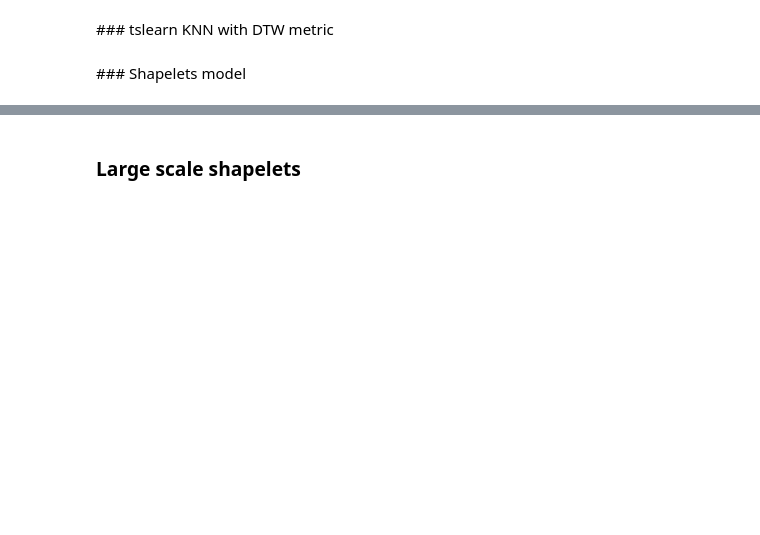
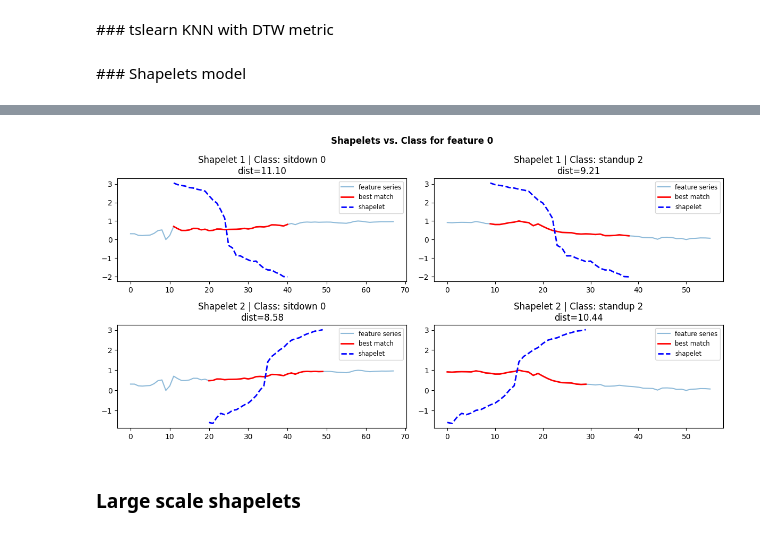
Before and after one commit to ia-p16/tslearn-workshop-2026, a Jupyter notebook: workshop.ipynb, the cells around one changed output, grey strips where cells are left out. Cells and saved outputs as stored; diff of their text form; code cells hidden in the pictures; blank space fills up the shorter version.

```diff
--- a/workshop.ipynb
+++ b/workshop.ipynb
@@ -288,50 +318,11 @@ visualize_shapelets(shapelet_clf, feature_names=["feature 1", "feature 2", "feat
 # %%
-from tslearn.utils import ts_size
 from tslearn.preprocessing import TimeSeriesScalerMinMax
-from scipy.spatial.distance import euclidean
 
-def visualize_shapelet_matches(shapelet_clf, data, labels, show_feature=0):
-    unique_lbls = np.unique(labels)
-    n_shapelets = len(shapelet_clf.shapelets_)
-    locations = shapelet_clf.locate(data)
-
-    fig, axes = plt.subplots(n_shapelets, len(unique_lbls), figsize=(12, 3 * n_shapelets))
-
-    # Ensure axes is always 2D
-    if n_shapelets == 1:
-        axes = axes[np.newaxis, :]
-    if len(unique_lbls) == 1:
-        axes = axes[:, np.newaxis]
-
-    for s_idx in range(n_shapelets):
-        shapelet = shapelet_clf.shapelets_[s_idx]
-        sz = len(shapelet)
-
-        for col, lbl in enumerate(unique_lbls):
-            ax = axes[s_idx, col]
-            # pick first series of this class
-            idx = np.where(labels == lbl)[0][0]
-            series = data[idx, :, show_feature]
-            best_pos = locations[idx, s_idx]
-            best_dist = np.linalg.norm(series[best_pos:best_pos + sz].reshape(-1) - shapelet.reshape(-1))
-
-            feature_colors = plt.get_cmap("tab10").colors
-            ax.plot(series, color=feature_colors[show_feature], alpha=0.5, label="feature series")
-
-            ax.plot(range(best_pos, best_pos + sz), series[best_pos:best_pos+sz],
-                    color="red", linewidth=2, label="best match")
-
-            ax.plot(range(best_pos, best_pos + sz), shapelet[:, show_feature], color="blue",
-                    linewidth=2, linestyle="--", label="shapelet")
-
-            ax.set_title(f"Shapelet {s_idx+1} | Class: {lbl} {idx}\ndist={best_dist:.2f}")
-            ax.legend(fontsize="small")
-
-    plt.suptitle(f"Shapelets vs. Class for feature {show_feature}", fontweight="bold")
-    plt.tight_layout()
-    plt.show()
+from utils import visualize_shapelet_matches
 
 visualize_shapelet_matches(shapelet_clf, TimeSeriesScalerMinMax().fit_transform(train_data), train_labels, show_feature=0)
+# %% [output]
+[figure, added]
 # %% [markdown]
 ### Large scale shapelets
 # %%
```
Also changed, not shown: parts of 19 cells of this notebook.
